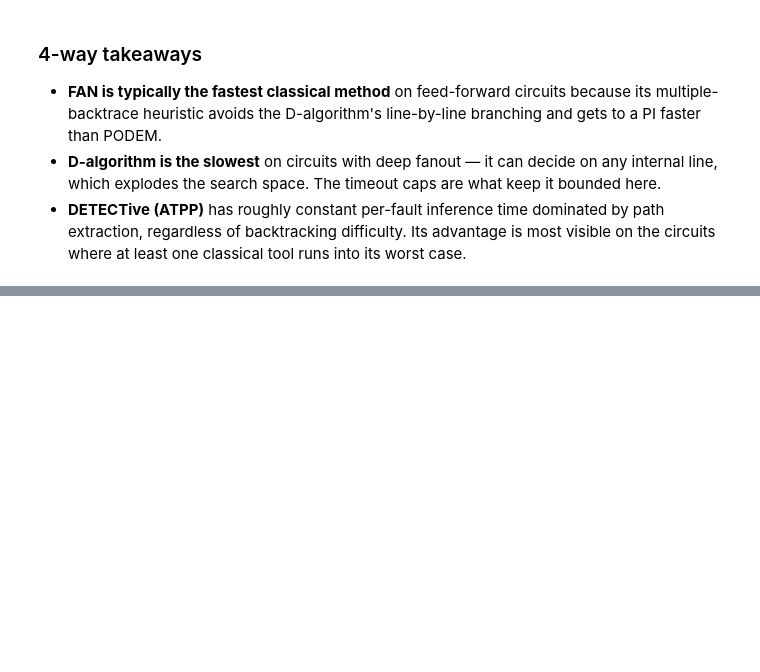
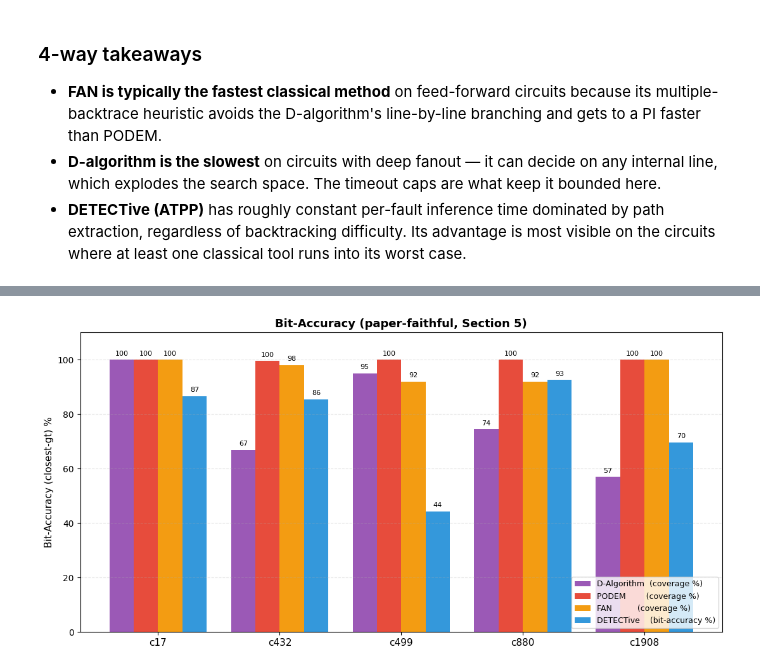
Before and after one commit to Prasham27/detective-atpg, a Jupyter notebook: DETECTive_submission/demo.ipynb, the cells around one changed output, grey strips where cells are left out. Drawn from its saved outputs; the diff is of its cells as text; code cells hidden in the pictures; blank space fills up the shorter version.

```diff
--- a/DETECTive_submission/demo.ipynb
+++ b/DETECTive_submission/demo.ipynb
@@ -692,0 +713,25 @@ classical methods hit their worst case (c432's redundant fault).
+# %%
+# ============================================================================
+#  Plot A - Bit-Accuracy Comparison (paper-faithful, Section 5)
+# ============================================================================
+fig, ax = plt.subplots(figsize=(11, 5.5))
+ax.bar(x - 1.5*w, acc_dalg,  w, label='D-Algorithm  (coverage %)',  color=COLORS['D-Algorithm'])
+ax.bar(x - 0.5*w, acc_podem, w, label='PODEM        (coverage %)',  color=COLORS['PODEM'])
+ax.bar(x + 0.5*w, acc_fan,   w, label='FAN          (coverage %)',  color=COLORS['FAN'])
+ax.bar(x + 1.5*w, acc_atpp,  w, label='DETECTive    (bit-accuracy %)', color=COLORS['DETECTive (ATPP)'])
+ax.set_xticks(x); ax.set_xticklabels(ASSIGNED_5, fontsize=11)
+ax.set_ylabel('Bit-Accuracy (closest-gt) %', fontsize=11)
+ax.set_ylim(0, 110)
+ax.set_title('Bit-Accuracy (paper-faithful, Section 5)',
+             fontsize=13, fontweight='bold')
+ax.grid(axis='y', alpha=0.3, linestyle='--')
+ax.legend(loc='lower right', fontsize=9)
+for i, vals in enumerate(zip(acc_dalg, acc_podem, acc_fan, acc_atpp)):
+    for j, v in enumerate(vals):
+        if not np.isnan(v):
+            ax.text(x[i] + (j-1.5)*w, v + 1.5, f'{v:.0f}', ha='center', fontsize=8)
+plt.tight_layout()
+plt.savefig('../presentation_images/bit_accuracy_4way.png', dpi=160, bbox_inches='tight')
+plt.show()
+# %% [output]
+[figure, added]
```
Also changed, not shown: parts of 19 cells of this notebook, 17 other files.
